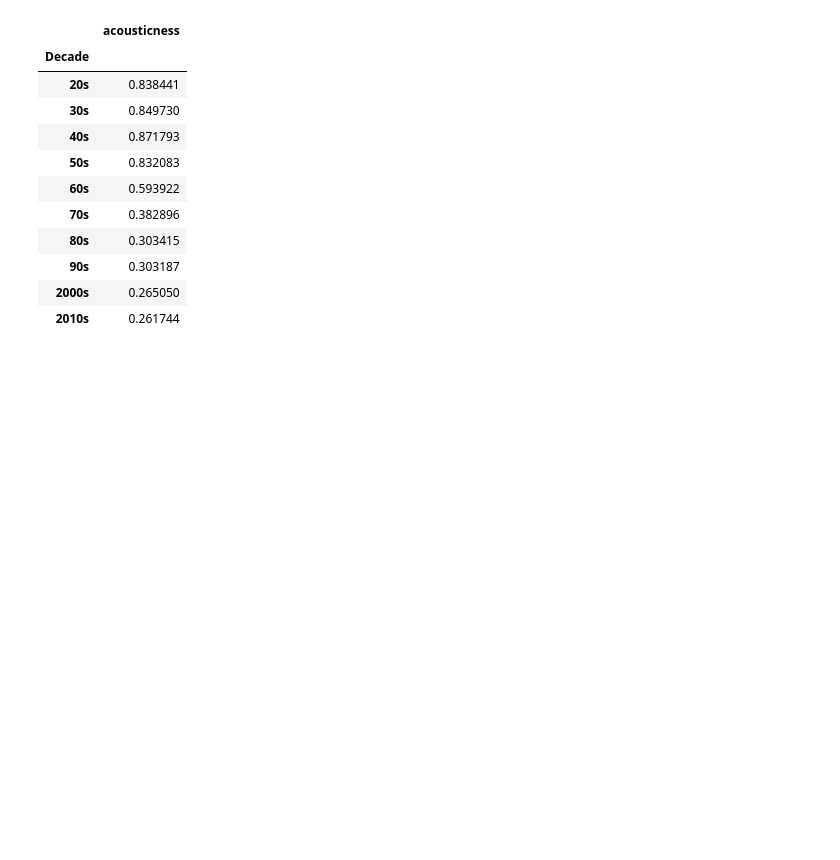
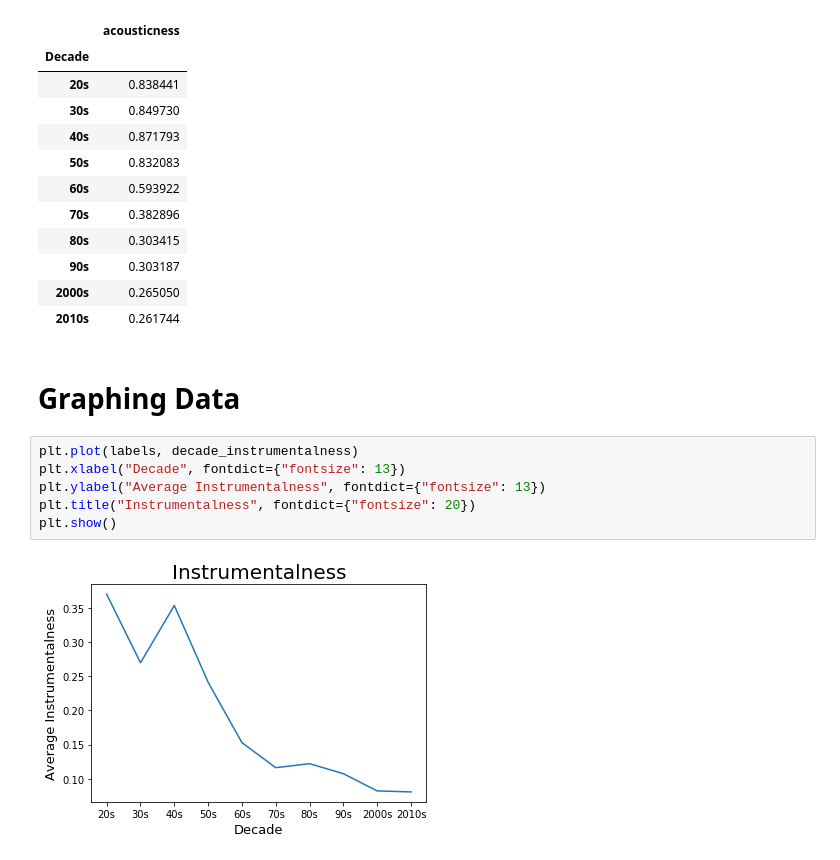
Before and after one commit to Lee88jl/Project-gt-1, a Jupyter notebook: Misko/Decade Analysis.ipynb, the cells around one changed output. Saved outputs shown, nothing was run; the diff lists cells and outputs as text; blank space fills up the shorter version.

Commit message:
Graphs added for Instrumentalness, Loudness, and Acousticness (both by popularity and decade).

```diff
--- a/Misko/Decade Analysis.ipynb
+++ b/Misko/Decade Analysis.ipynb
@@ -130,3 +130,13 @@ decade_acousticness
 | 90s | 0.303187 |
 | 2000s | 0.265050 |
 | 2010s | 0.261744 |
+# %% [markdown]
+# Graphing Data
+# %%
+plt.plot(labels, decade_instrumentalness)
+plt.xlabel("Decade", fontdict={"fontsize": 13})
+plt.ylabel("Average Instrumentalness", fontdict={"fontsize": 13})
+plt.title("Instrumentalness", fontdict={"fontsize": 20})
+plt.show()
+# %% [output]
+[figure, added]
```
Also changed, not shown: parts of 2 cells of this notebook, 1 other file.
